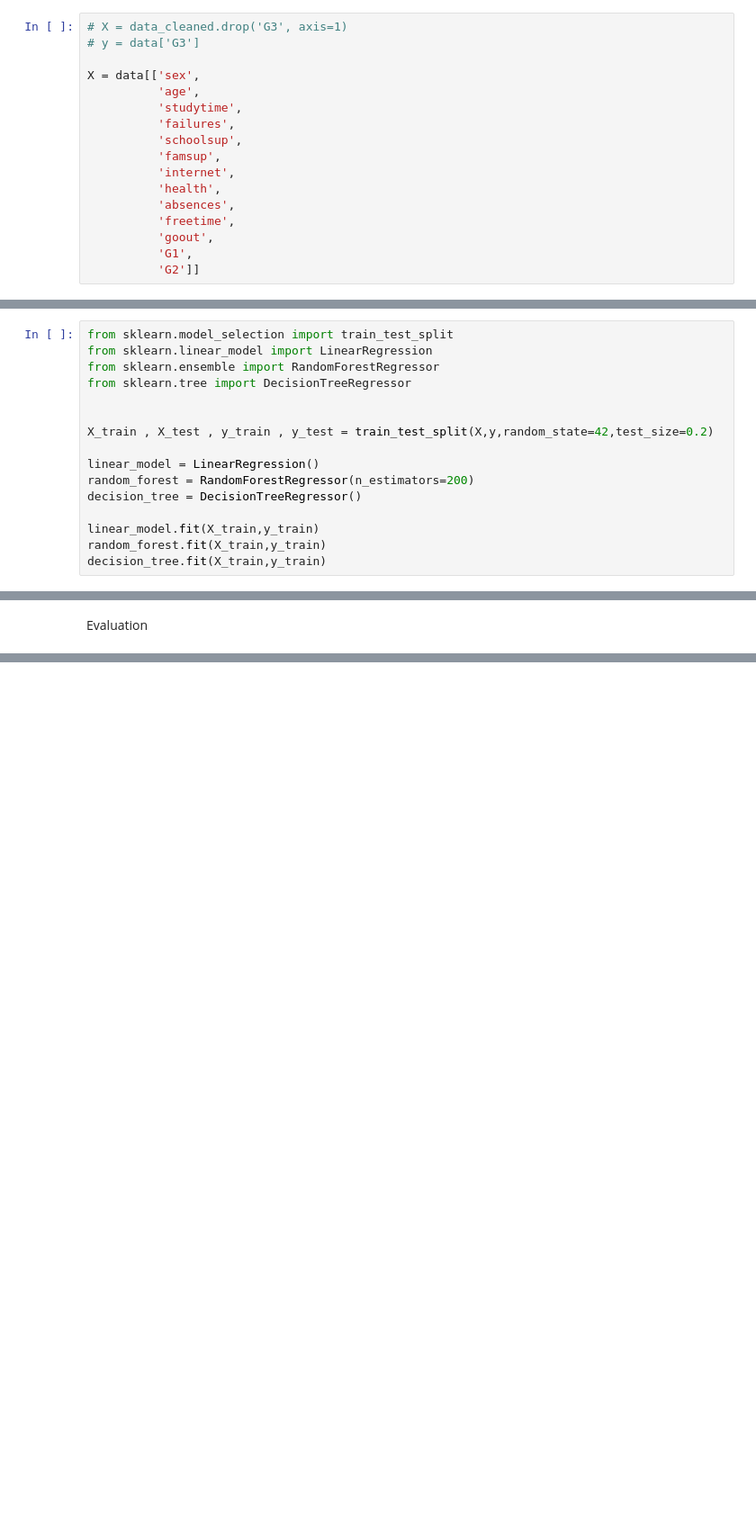
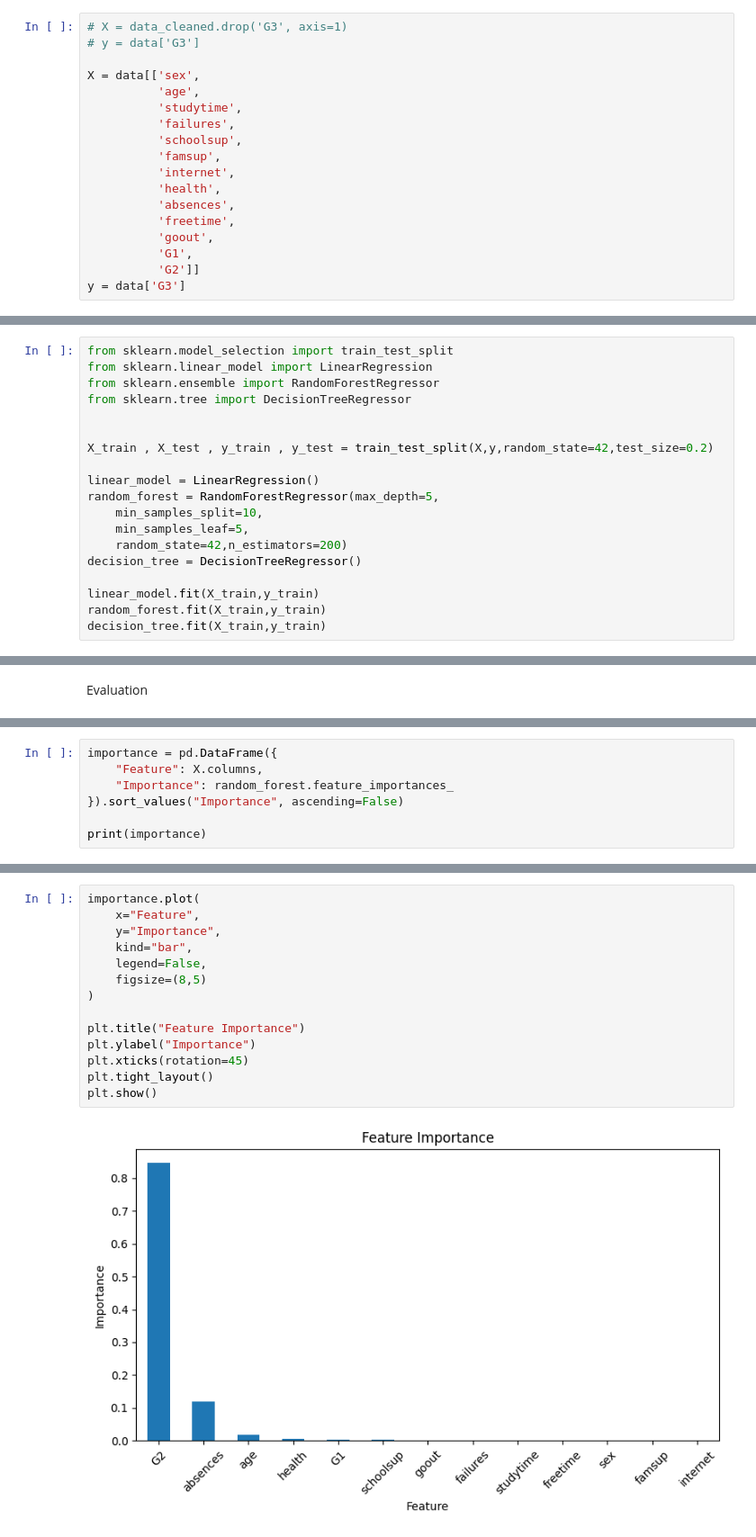
Before and after one commit to alibro005/student-exam-predictor, a Jupyter notebook: notebooks/experimentation.ipynb, the cells around one changed output, grey strips where cells are left out. Shown at 90% size. Drawn from its saved outputs; the diff is of its cells as text; blank space fills up the shorter version.

```diff
--- a/notebooks/experimentation.ipynb
+++ b/notebooks/experimentation.ipynb
@@ -188,6 +188,7 @@ X = data[['sex',
           'goout',
           'G1',
           'G2']]
+y = data['G3']
 # %% [markdown]
 Train the Model
 # %%
@@ -200,7 +201,10 @@ from sklearn.tree import DecisionTreeRegressor
 X_train , X_test , y_train , y_test = train_test_split(X,y,random_state=42,test_size=0.2)
 
 linear_model = LinearRegression()
-random_forest = RandomForestRegressor(n_estimators=200)
+random_forest = RandomForestRegressor(max_depth=5,
+    min_samples_split=10,
+    min_samples_leaf=5,
+    random_state=42,n_estimators=200)
 decision_tree = DecisionTreeRegressor()
 
 linear_model.fit(X_train,y_train)
@@ -369,0 +332,7 @@ plt.show()
+# %%
+importance = pd.DataFrame({
+    "Feature": X.columns,
+    "Importance": random_forest.feature_importances_
+}).sort_values("Importance", ascending=False)
+
+print(importance)
@@ -369,0 +354,16 @@ plt.show()
+# %%
+importance.plot(
+    x="Feature",
+    y="Importance",
+    kind="bar",
+    legend=False,
+    figsize=(8,5)
+)
+
+plt.title("Feature Importance")
+plt.ylabel("Importance")
+plt.xticks(rotation=45)
+plt.tight_layout()
+plt.show()
+# %% [output]
+[figure, added]
```
Also changed, not shown: parts of 7 cells of this notebook, 3 other files.
